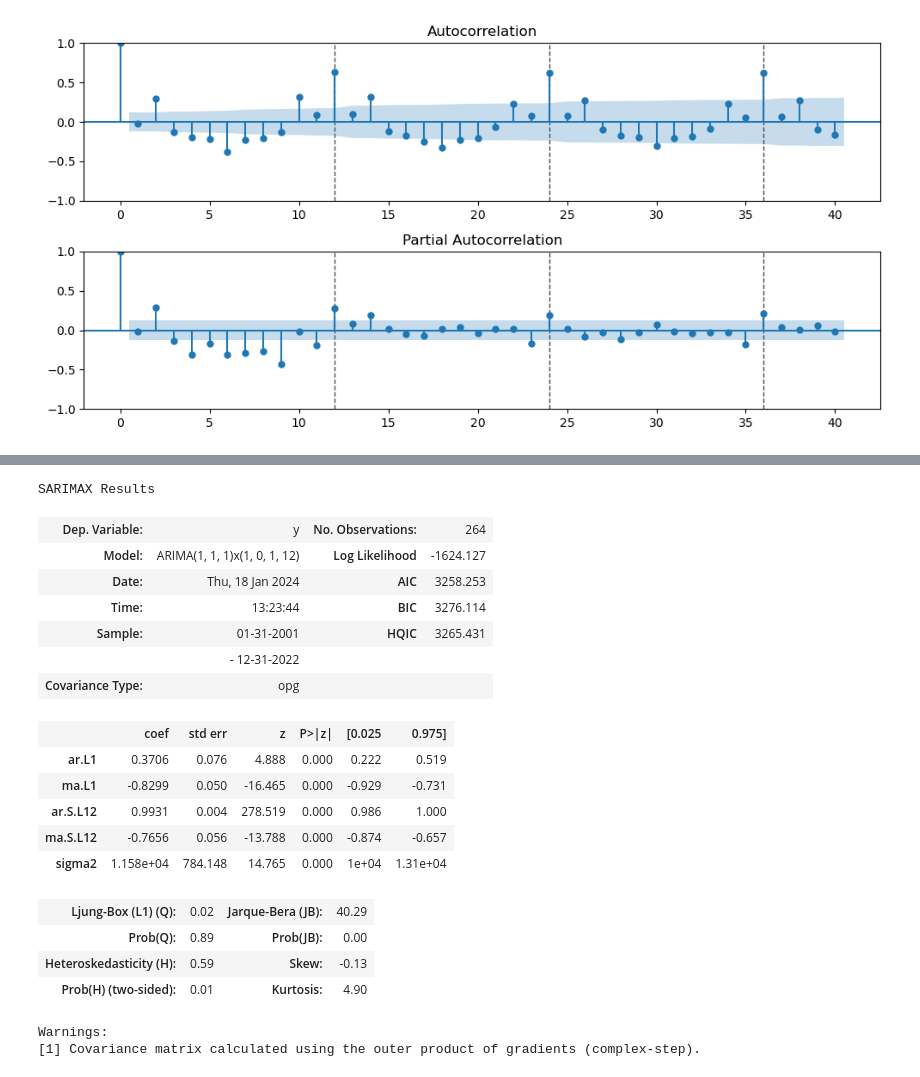
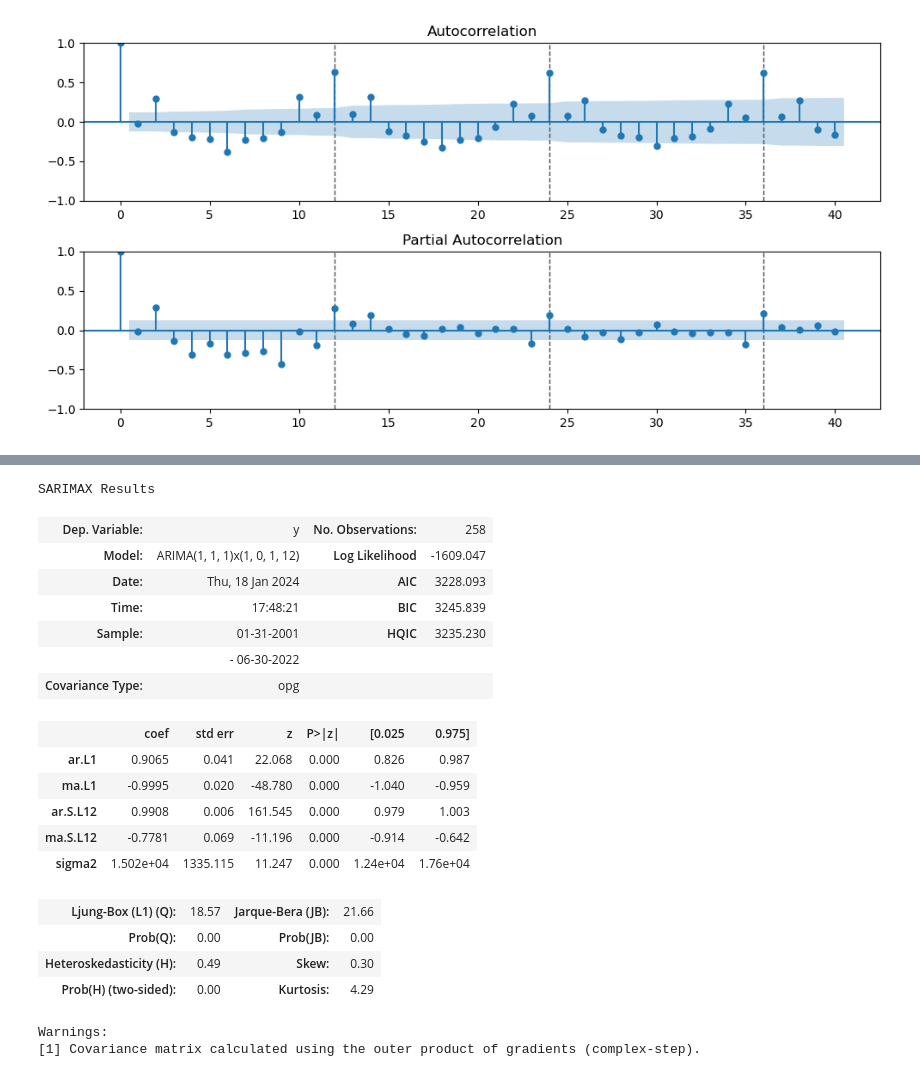
Before and after one commit to lrnrdr/Project-3-Part-1-Core, a Jupyter notebook: Project 3.ipynb, the cells around one changed output, grey strips where cells are left out. Drawn from its saved outputs; the diff is of its cells as text; code cells hidden in the pictures.

```diff
--- a/Project 3.ipynb
+++ b/Project 3.ipynb
@@ -533,3 +534,12 @@ We know m= 12, D= 0 and d=1  , missing P, Q, p, q
 plot_acf_pacf(ts_diff, m=12, annotate_seas=True);
 # %% [output]
 [figure]
+# %%
+# Calculating number of test lags- use 6 because 6 months... if daily and want to forecast one week we would use 7
+n_test_lags = 6
+
+# Modeling to predict 6 months into the future
+train, test = train_test_split(Assault_df, test_size=n_test_lags)
+ax = train.plot(label='Train')
+test.plot(ax=ax, label='Test')
+ax.legend();
@@ -536,31 +548,31 @@ plot_acf_pacf(ts_diff, m=12, annotate_seas=True);
 # %%
 p = 1
 q = 1
 d = 1
 P = 1
 D = 0
 Q = 1
 m = 12
-model1 = tsa.ARIMA(Assault_df, order=(p,d,q), seasonal_order=(P,D,Q, m)).fit()
+model1 = tsa.ARIMA(train, order=(p,d,q), seasonal_order=(P,D,Q, m)).fit()
 model1.summary()
 # %% [output]
 SARIMAX Results
-| Dep. Variable: | y | No. Observations: | 264 |
-| Model: | ARIMA(1, 1, 1)x(1, 0, 1, 12) | Log Likelihood | -1624.127 |
-| Date: | Thu, 18 Jan 2024 | AIC | 3258.253 |
-| Time: | 13:23:44 | BIC | 3276.114 |
-| Sample: | 01-31-2001 | HQIC | 3265.431 |
-|  | - 12-31-2022 |  |  |
+| Dep. Variable: | y | No. Observations: | 258 |
+| Model: | ARIMA(1, 1, 1)x(1, 0, 1, 12) | Log Likelihood | -1609.047 |
+| Date: | Thu, 18 Jan 2024 | AIC | 3228.093 |
+| Time: | 17:48:21 | BIC | 3245.839 |
+| Sample: | 01-31-2001 | HQIC | 3235.230 |
+|  | - 06-30-2022 |  |  |
 | Covariance Type: | opg |  |  |
 |  | coef | std err | z | P>|z| | [0.025 | 0.975] |
-| ar.L1 | 0.3706 | 0.076 | 4.888 | 0.000 | 0.222 | 0.519 |
-| ma.L1 | -0.8299 | 0.050 | -16.465 | 0.000 | -0.929 | -0.731 |
-| ar.S.L12 | 0.9931 | 0.004 | 278.519 | 0.000 | 0.986 | 1.000 |
-| ma.S.L12 | -0.7656 | 0.056 | -13.788 | 0.000 | -0.874 | -0.657 |
-| sigma2 | 1.158e+04 | 784.148 | 14.765 | 0.000 | 1e+04 | 1.31e+04 |
+| ar.L1 | 0.9065 | 0.041 | 22.068 | 0.000 | 0.826 | 0.987 |
+| ma.L1 | -0.9995 | 0.020 | -48.780 | 0.000 | -1.040 | -0.959 |
+| ar.S.L12 | 0.9908 | 0.006 | 161.545 | 0.000 | 0.979 | 1.003 |
+| ma.S.L12 | -0.7781 | 0.069 | -11.196 | 0.000 | -0.914 | -0.642 |
+| sigma2 | 1.502e+04 | 1335.115 | 11.247 | 0.000 | 1.24e+04 | 1.76e+04 |
-| Ljung-Box (L1) (Q): | 0.02 | Jarque-Bera (JB): | 40.29 |
-| Prob(Q): | 0.89 | Prob(JB): | 0.00 |
-| Heteroskedasticity (H): | 0.59 | Skew: | -0.13 |
-| Prob(H) (two-sided): | 0.01 | Kurtosis: | 4.90 |
+| Ljung-Box (L1) (Q): | 18.57 | Jarque-Bera (JB): | 21.66 |
+| Prob(Q): | 0.00 | Prob(JB): | 0.00 |
+| Heteroskedasticity (H): | 0.49 | Skew: | 0.30 |
+| Prob(H) (two-sided): | 0.00 | Kurtosis: | 4.29 |
 Warnings:
 [1] Covariance matrix calculated using the outer product of gradients (complex-step).
```
Also changed, not shown: parts of 12 cells of this notebook.
